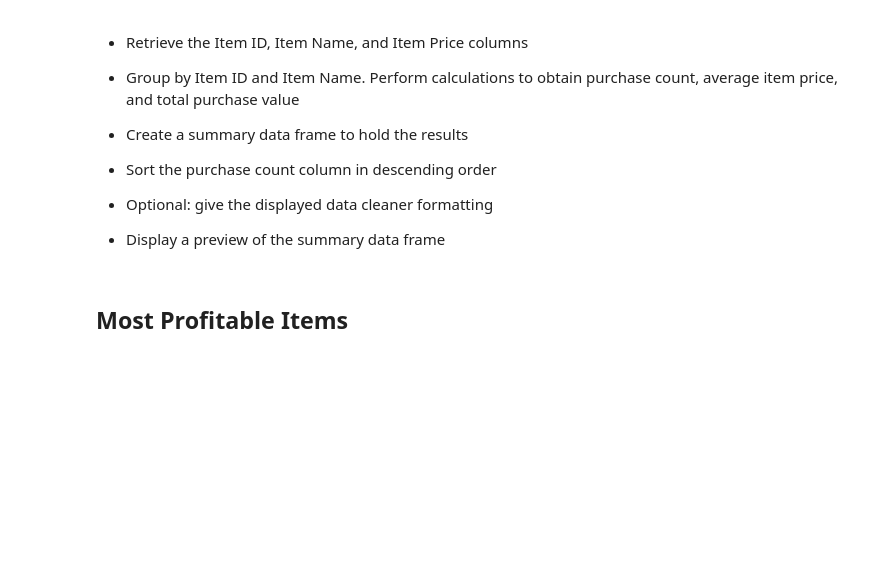
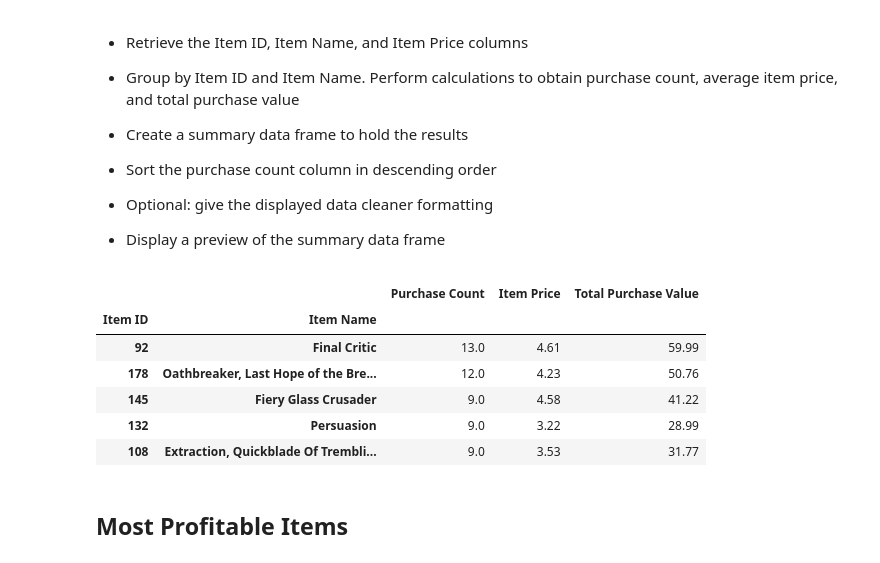
Before and after one commit to jmgeo/pandas-challenge, a Jupyter notebook: HeroesOfPymoli_starter.ipynb, the cells around one changed output. Drawn from its saved outputs; the diff is of its cells as text; code cells hidden in the pictures; blank space fills up the shorter version.

Commit message:
Most Popular Works. Same code. Updated. Good QC.

```diff
--- a/HeroesOfPymoli_starter.ipynb
+++ b/HeroesOfPymoli_starter.ipynb
@@ -472,6 +479,38 @@ top_spenders_summary_df_T.sort_values()
 
 
 * Display a preview of the summary data frame
+# %%
+#now we have some workable code and a methodology that returns correct values. repeat for these requirements.
+
+#create a dataframe for popular items with groupby on the item id and item name
+popular_df = purchase_data_df.groupby(['Item ID', 'Item Name'])
+
+#the desired counts, price, and totals are similar to the previous exercise, so we are going to carefull ctrl+c Ctrl+v the code and replace appropriately
+#use count on the df to get the popular items by gender
+popular_purchase_count = popular_df['Gender'].count()
+
+#average the spending using mean on the Price data
+popular_average_spending = round(popular_df['Price'].mean(),2)
+
+#get the total for spending using sum
+popular_total_purchase = round(popular_df['Price'].sum(),2)
+
+#similarly. the outputs will get organized the same way in an appropriate dataframe and displayed accordingly
+#create a dataframe to hold the results and organize it with T and columns
+popular_summary_df = pd.DataFrame([popular_purchase_count,popular_average_spending,popular_total_purchase])
+popular_summary_df_T = popular_summary_df.T
+popular_summary_df_T.columns = ['Purchase Count', 'Item Price', 'Total Purchase Value']
+
+#sort the results
+popular_summary_df_T.sort_values('Purchase Count', ascending=False).head()
+# %% [output]
+|  |  | Purchase Count | Item Price | Total Purchase Value |
+| Item ID | Item Name |  |  |  |
+| 92 | Final Critic | 13.0 | 4.61 | 59.99 |
+| 178 | Oathbreaker, Last Hope of the Bre... | 12.0 | 4.23 | 50.76 |
+| 145 | Fiery Glass Crusader | 9.0 | 4.58 | 41.22 |
+| 132 | Persuasion | 9.0 | 3.22 | 28.99 |
+| 108 | Extraction, Quickblade Of Trembli... | 9.0 | 3.53 | 31.77 |
 # %% [markdown]
 ## Most Profitable Items
 # %% [markdown]
```
Also changed, not shown: parts of 1 cell of this notebook.
